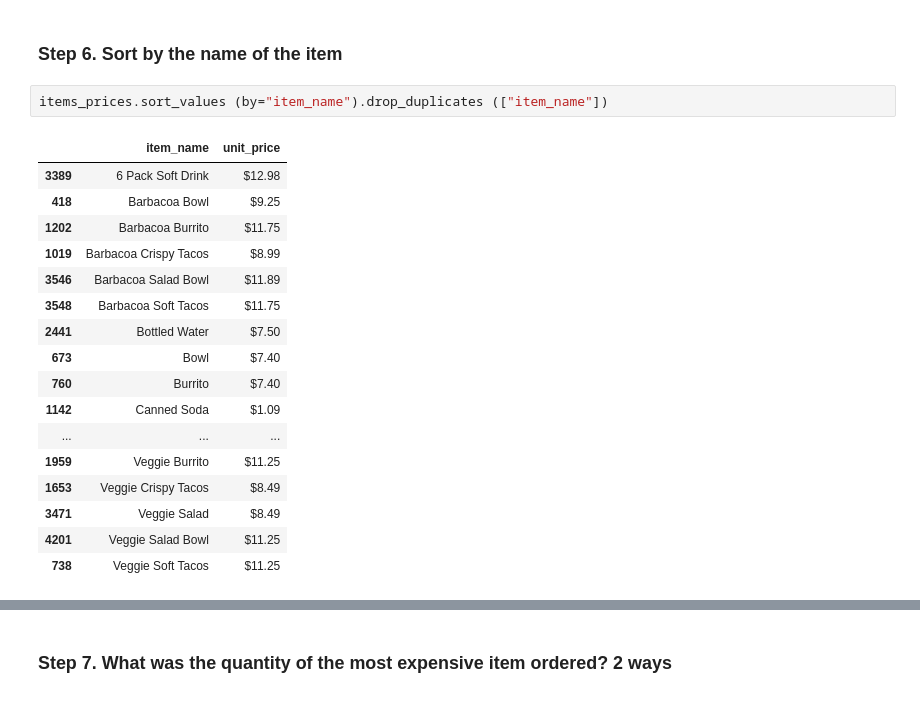
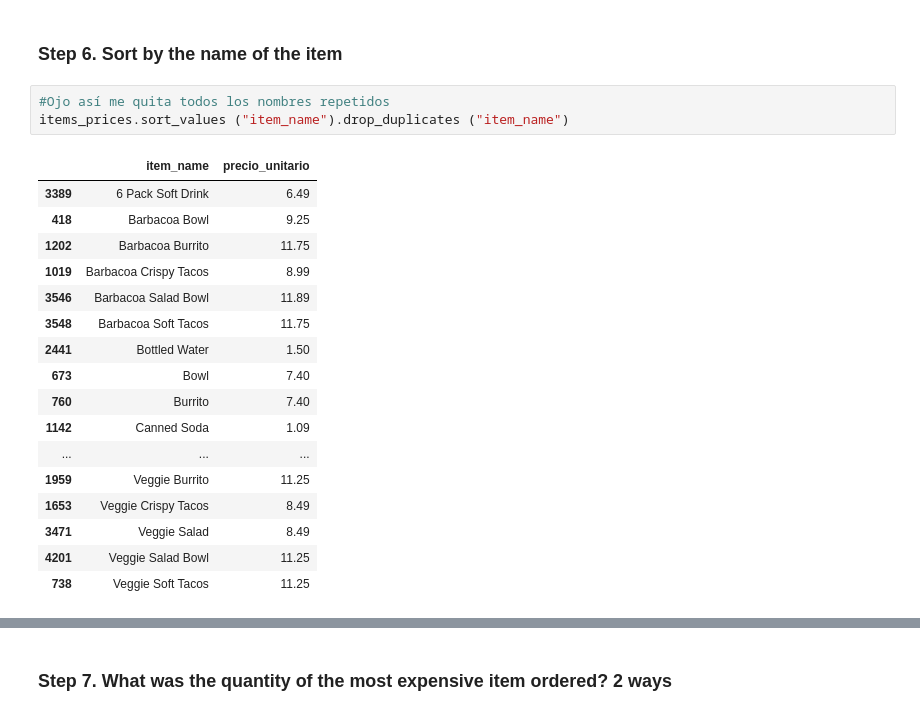
Before and after one commit to naiamerino/2026-02-BILBAO-FT-Data-Science, a Jupyter notebook: 2-Data_Analysis/2-Pandas/Practica/1-Chipotle/Chipotle_SOL_I_NMG.ipynb, the cells around one changed output, grey strips where cells are left out. Cells and saved outputs as stored; diff of their text form.

```diff
--- a/2-Data_Analysis/2-Pandas/Practica/1-Chipotle/Chipotle_SOL_I_NMG.ipynb
+++ b/2-Data_Analysis/2-Pandas/Practica/1-Chipotle/Chipotle_SOL_I_NMG.ipynb
@@ -103,22 +144,23 @@ items_prices
 # %% [markdown]
 ### Step 6. Sort by the name of the item
-# %%
-items_prices.sort_values (by="item_name").drop_duplicates (["item_name"])
-# %% [output]
-|  | item_name | unit_price |
-| 3389 | 6 Pack Soft Drink | $12.98 |
-| 418 | Barbacoa Bowl | $9.25 |
-| 1202 | Barbacoa Burrito | $11.75 |
-| 1019 | Barbacoa Crispy Tacos | $8.99 |
-| 3546 | Barbacoa Salad Bowl | $11.89 |
-| 3548 | Barbacoa Soft Tacos | $11.75 |
-| 2441 | Bottled Water | $7.50 |
-| 673 | Bowl | $7.40 |
-| 760 | Burrito | $7.40 |
-| 1142 | Canned Soda | $1.09 |
-| ... | ... | ... |
-| 1959 | Veggie Burrito | $11.25 |
-| 1653 | Veggie Crispy Tacos | $8.49 |
-| 3471 | Veggie Salad | $8.49 |
-| 4201 | Veggie Salad Bowl | $11.25 |
-| 738 | Veggie Soft Tacos | $11.25 |
+# %%
+#Ojo así me quita todos los nombres repetidos
+items_prices.sort_values ("item_name").drop_duplicates ("item_name")
+# %% [output]
+|  | item_name | precio_unitario |
+| 3389 | 6 Pack Soft Drink | 6.49 |
+| 418 | Barbacoa Bowl | 9.25 |
+| 1202 | Barbacoa Burrito | 11.75 |
+| 1019 | Barbacoa Crispy Tacos | 8.99 |
+| 3546 | Barbacoa Salad Bowl | 11.89 |
+| 3548 | Barbacoa Soft Tacos | 11.75 |
+| 2441 | Bottled Water | 1.50 |
+| 673 | Bowl | 7.40 |
+| 760 | Burrito | 7.40 |
+| 1142 | Canned Soda | 1.09 |
+| ... | ... | ... |
+| 1959 | Veggie Burrito | 11.25 |
+| 1653 | Veggie Crispy Tacos | 8.49 |
+| 3471 | Veggie Salad | 8.49 |
+| 4201 | Veggie Salad Bowl | 11.25 |
+| 738 | Veggie Soft Tacos | 11.25 |
```
Also changed, not shown: parts of 20 cells of this notebook, 9 other files.
